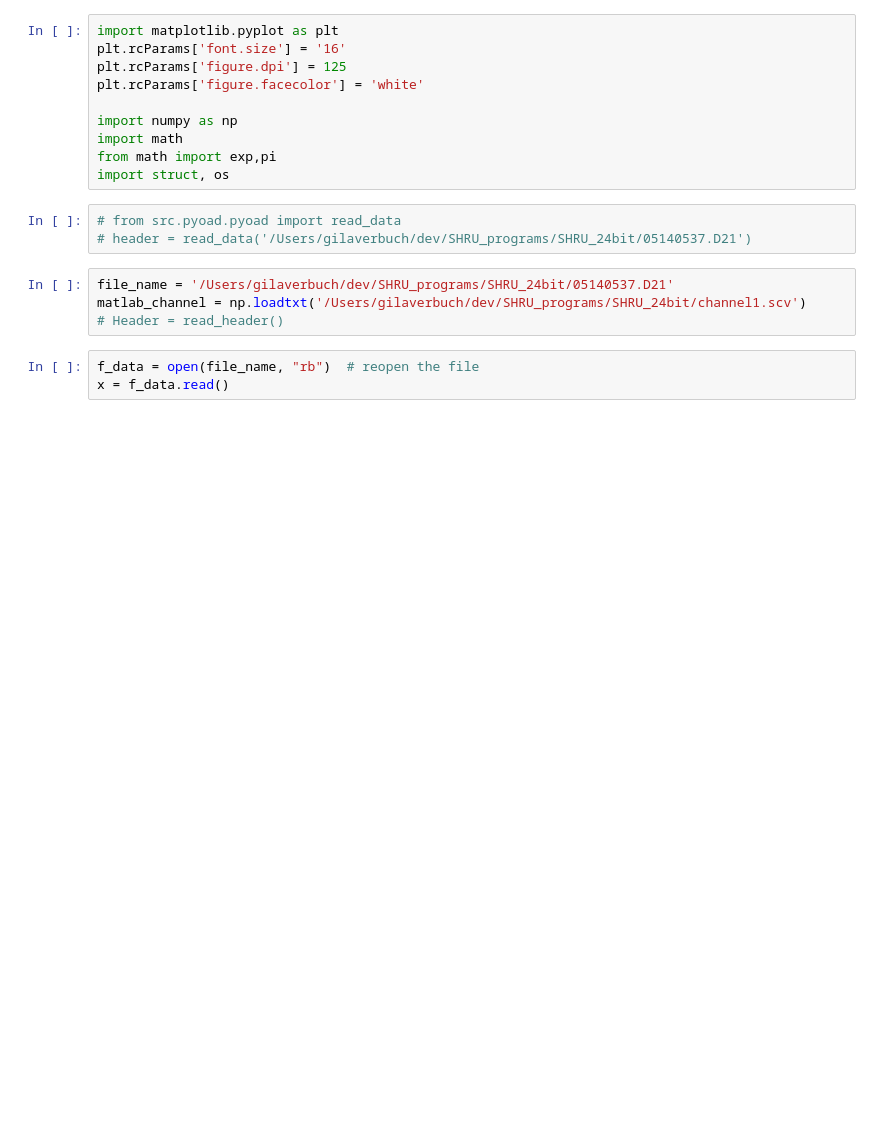
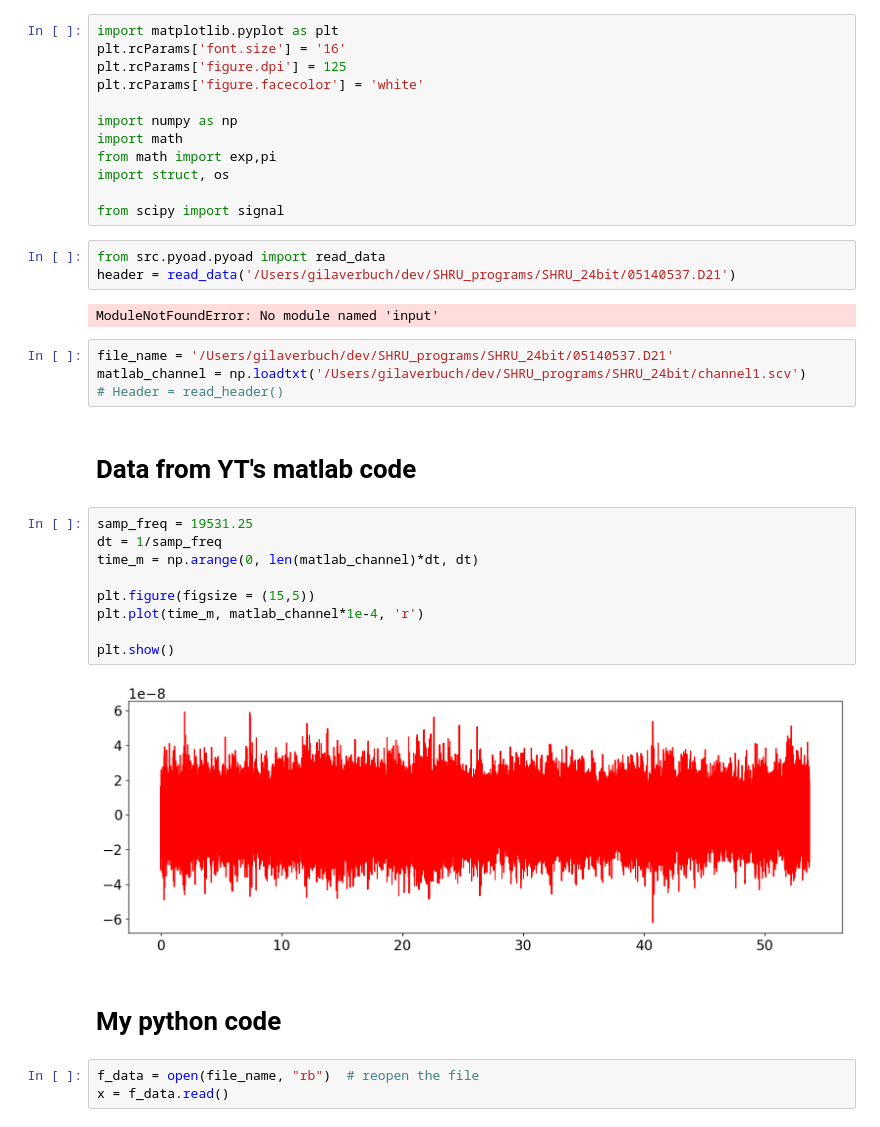
Before and after one commit to Gilaverbuch/pyOAD, a Jupyter notebook: ReadData.ipynb, the cells around one changed output. Drawn from its saved outputs; the diff is of its cells as text; blank space fills up the shorter version.

```diff
--- a/ReadData.ipynb
+++ b/ReadData.ipynb
@@ -8,13 +8,32 @@ import numpy as np
 import math
 from math import exp,pi
 import struct, os
+
+from scipy import signal
 # %%
-# from src.pyoad.pyoad import read_data
-# header = read_data('/Users/gilaverbuch/dev/SHRU_programs/SHRU_24bit/05140537.D21')
+from src.pyoad.pyoad import read_data
+header = read_data('/Users/gilaverbuch/dev/SHRU_programs/SHRU_24bit/05140537.D21')
+# %% [output]
+ModuleNotFoundError: No module named 'input'
 # %%
 file_name = '/Users/gilaverbuch/dev/SHRU_programs/SHRU_24bit/05140537.D21'
 matlab_channel = np.loadtxt('/Users/gilaverbuch/dev/SHRU_programs/SHRU_24bit/channel1.scv')
 # Header = read_header()
+# %% [markdown]
+# Data from YT's matlab code
+# %%
+samp_freq = 19531.25
+dt = 1/samp_freq
+time_m = np.arange(0, len(matlab_channel)*dt, dt)
+
+plt.figure(figsize = (15,5))
+plt.plot(time_m, matlab_channel*1e-4, 'r')
+
+plt.show()
+# %% [output]
+[figure, added]
+# %% [markdown]
+# My python code
 # %%
 f_data = open(file_name, "rb")  # reopen the file
 x = f_data.read()
```
Also changed, not shown: parts of 8 cells of this notebook, 2 other files.
